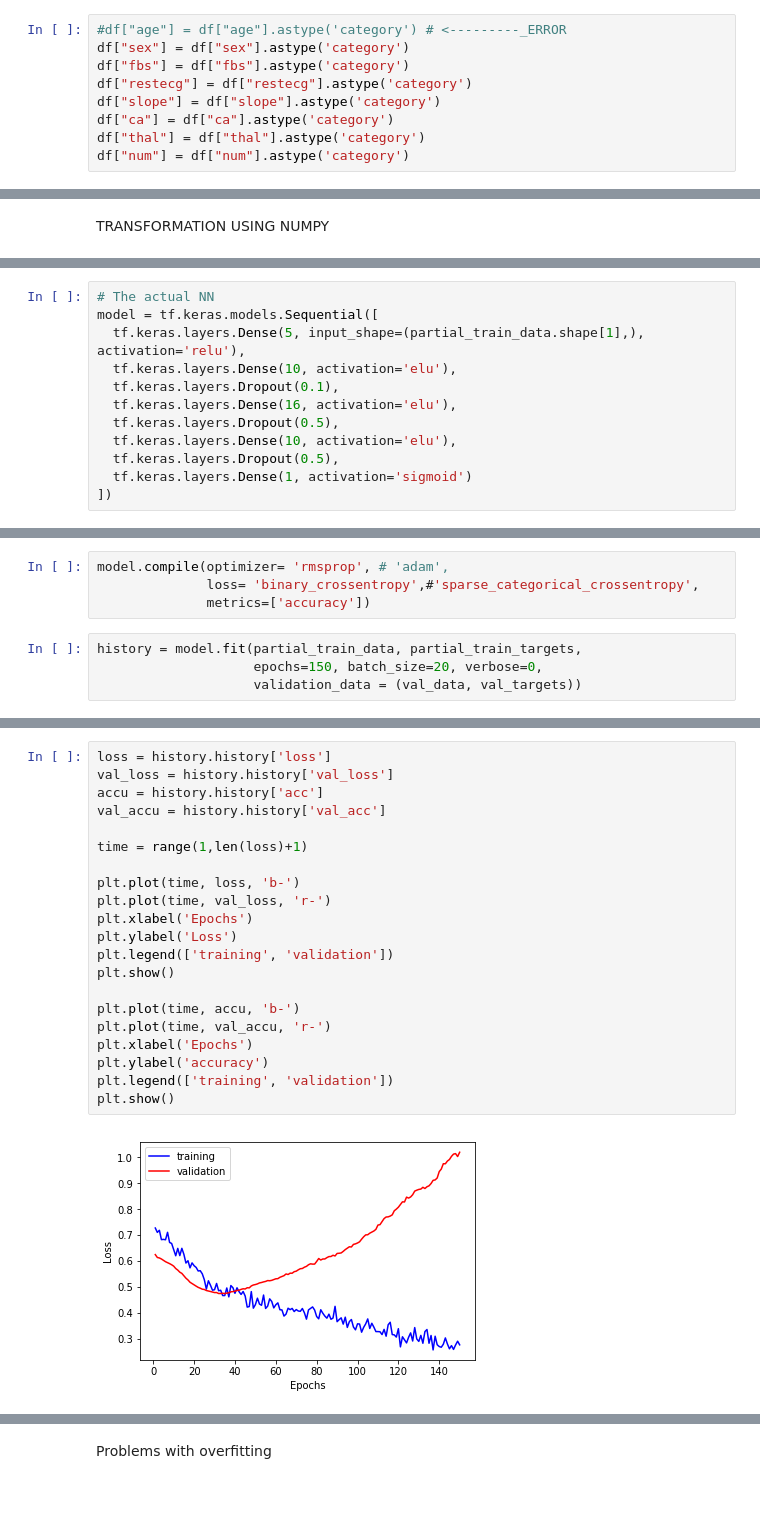
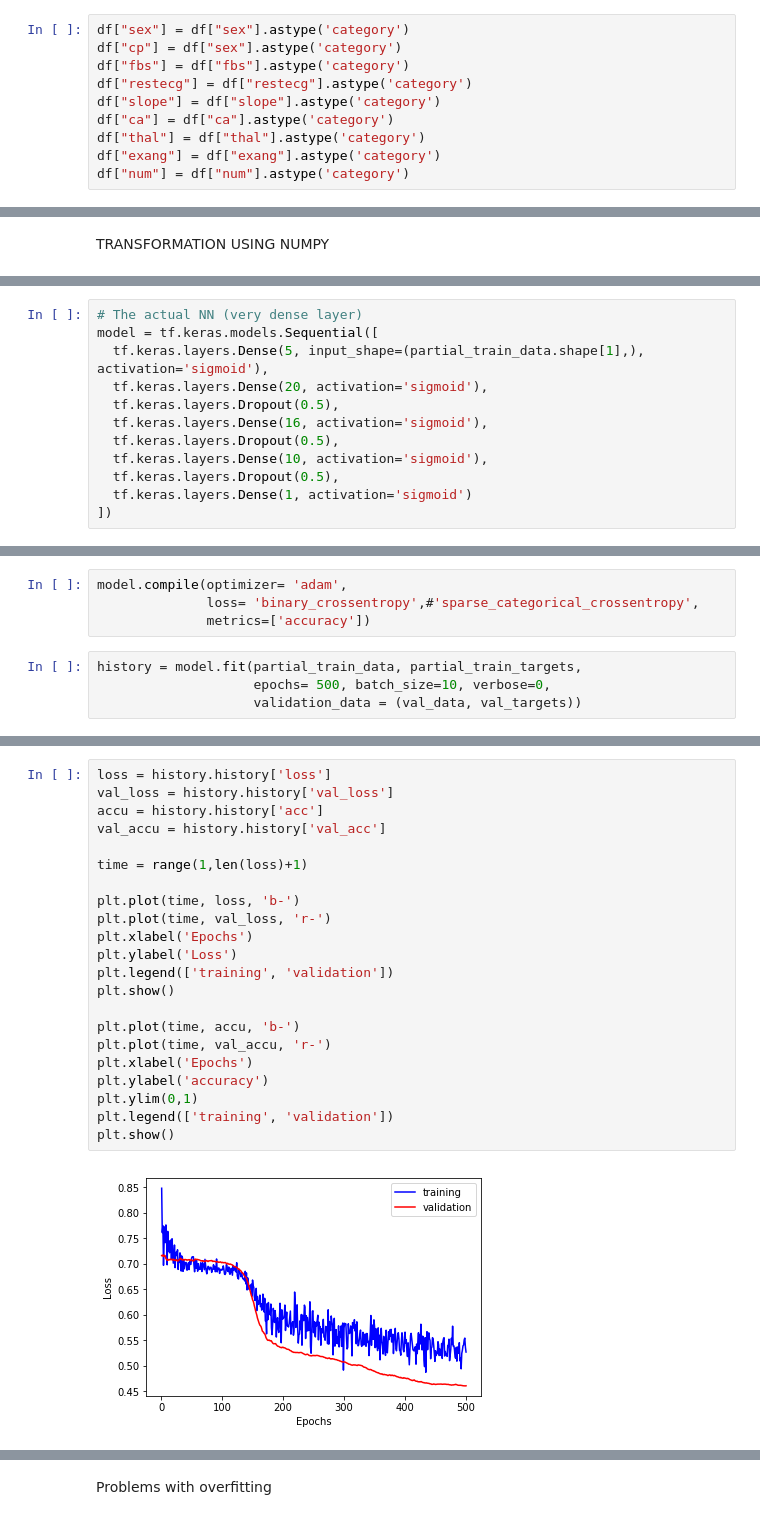
Before and after one commit to eliecerecology/NN_healthTech, a Jupyter notebook: Case1colDiaz.ipynb, the cells around one changed output, grey strips where cells are left out. Saved outputs shown, nothing was run; the diff lists cells and outputs as text.

```diff
--- a/Case1colDiaz.ipynb
+++ b/Case1colDiaz.ipynb
@@ -123,11 +168,12 @@ Transformation variables
 # %%
-#df["age"] = df["age"].astype('category') # <---------_ERROR
 df["sex"] = df["sex"].astype('category')
+df["cp"] = df["sex"].astype('category')
 df["fbs"] = df["fbs"].astype('category')
 df["restecg"] = df["restecg"].astype('category')
 df["slope"] = df["slope"].astype('category')
 df["ca"] = df["ca"].astype('category')
 df["thal"] = df["thal"].astype('category')
+df["exang"] = df["exang"].astype('category')
 df["num"] = df["num"].astype('category')
 # %%
 df.dtypes
@@ -340,12 +378,12 @@ NEURAL NETWORK 1: several layers
 # %%
-# The actual NN
+# The actual NN (very dense layer)
 model = tf.keras.models.Sequential([
-  tf.keras.layers.Dense(5, input_shape=(partial_train_data.shape[1],), activation='relu'),
-  tf.keras.layers.Dense(10, activation='elu'),
-  tf.keras.layers.Dropout(0.1),
-  tf.keras.layers.Dense(16, activation='elu'),
+  tf.keras.layers.Dense(5, input_shape=(partial_train_data.shape[1],), activation='sigmoid'),
+  tf.keras.layers.Dense(20, activation='sigmoid'),
   tf.keras.layers.Dropout(0.5),
-  tf.keras.layers.Dense(10, activation='elu'),
+  tf.keras.layers.Dense(16, activation='sigmoid'),
+  tf.keras.layers.Dropout(0.5),
+  tf.keras.layers.Dense(10, activation='sigmoid'),
   tf.keras.layers.Dropout(0.5),
   tf.keras.layers.Dense(1, activation='sigmoid')
 ])
@@ -352,10 +394,10 @@ model = tf.keras.models.Sequential([
 # %%
-model.compile(optimizer= 'rmsprop', # 'adam',
+model.compile(optimizer= 'adam',
               loss= 'binary_crossentropy',#'sparse_categorical_crossentropy',
               metrics=['accuracy'])
 # %%
 history = model.fit(partial_train_data, partial_train_targets,
-                    epochs=150, batch_size=20, verbose=0,
+                    epochs= 500, batch_size=10, verbose=0,
                     validation_data = (val_data, val_targets))
 # %%
 # Plot the training + validation loss and mean absolute error
@@ -366,23 +405,24 @@ dict_keys(['loss', 'acc', 'val_loss', 'val_acc'])
 # %%
 loss = history.history['loss']
 val_loss = history.history['val_loss']
 accu = history.history['acc']
 val_accu = history.history['val_acc']
 
 time = range(1,len(loss)+1)
 
 plt.plot(time, loss, 'b-')
 plt.plot(time, val_loss, 'r-')
 plt.xlabel('Epochs')
 plt.ylabel('Loss')
 plt.legend(['training', 'validation'])
 plt.show()
 
 plt.plot(time, accu, 'b-')
 plt.plot(time, val_accu, 'r-')
 plt.xlabel('Epochs')
 plt.ylabel('accuracy')
+plt.ylim(0,1)
 plt.legend(['training', 'validation'])
 plt.show()
 # %% [output]
-[figure, old version]
+[figure, new version]
```
Also changed, not shown: parts of 135 cells of this notebook, 3 other files.
